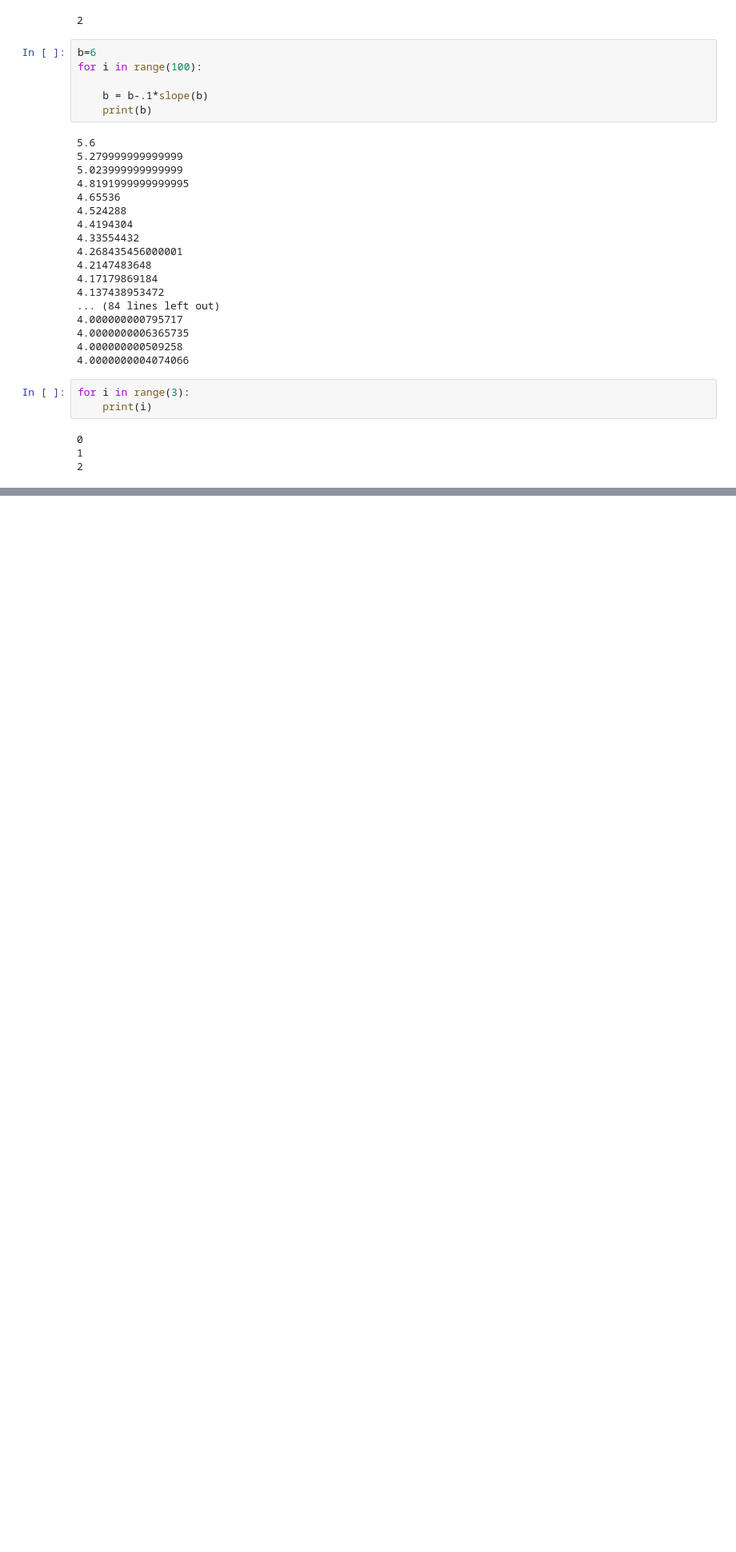
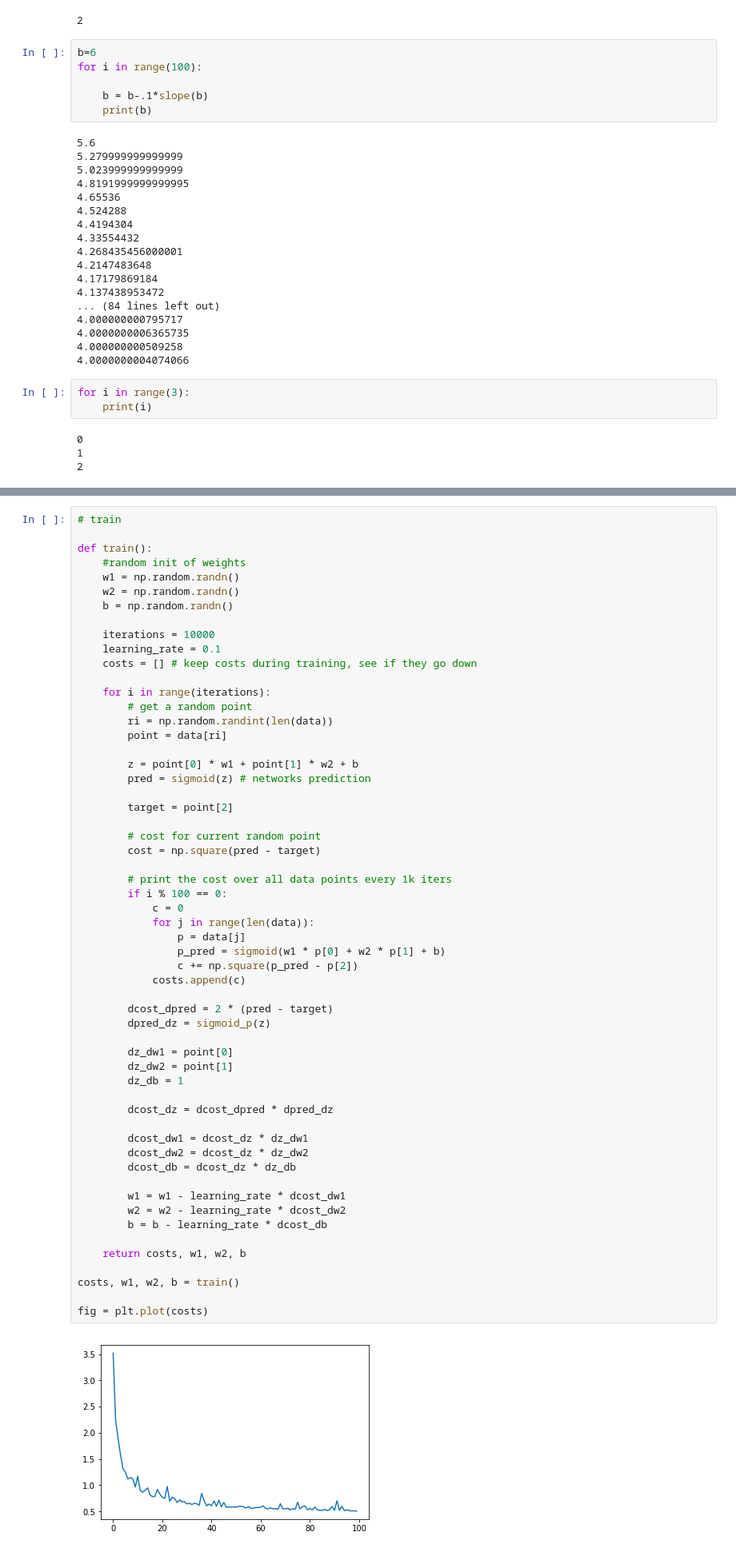
Before and after one commit to MomoSho/ML_practices-1, a Jupyter notebook: NeuralNetworks/Basic-NeuralNetwork.ipynb, the cells around one changed output, grey strips where cells are left out. Shown: that part at 80% size. Saved outputs shown, nothing was run; the diff lists cells and outputs as text; blank space fills up the shorter version.

```diff
--- a/NeuralNetworks/Basic-NeuralNetwork.ipynb
+++ b/NeuralNetworks/Basic-NeuralNetwork.ipynb
@@ -83,0 +154,59 @@ for i in range(3):
+# %%
+# train
+
+def train():
+    #random init of weights
+    w1 = np.random.randn()
+    w2 = np.random.randn()
+    b = np.random.randn()
+
+    iterations = 10000
+    learning_rate = 0.1
+    costs = [] # keep costs during training, see if they go down
+
+    for i in range(iterations):
+        # get a random point
+        ri = np.random.randint(len(data))
+        point = data[ri]
+
+        z = point[0] * w1 + point[1] * w2 + b
+        pred = sigmoid(z) # networks prediction
+
+        target = point[2]
+
+        # cost for current random point
+        cost = np.square(pred - target)
+
+        # print the cost over all data points every 1k iters
+        if i % 100 == 0:
+            c = 0
+            for j in range(len(data)):
+                p = data[j]
+                p_pred = sigmoid(w1 * p[0] + w2 * p[1] + b)
+                c += np.square(p_pred - p[2])
+            costs.append(c)
+
+        dcost_dpred = 2 * (pred - target)
+        dpred_dz = sigmoid_p(z)
+
+        dz_dw1 = point[0]
+        dz_dw2 = point[1]
+        dz_db = 1
+
+        dcost_dz = dcost_dpred * dpred_dz
+
+        dcost_dw1 = dcost_dz * dz_dw1
+        dcost_dw2 = dcost_dz * dz_dw2
+        dcost_db = dcost_dz * dz_db
+
+        w1 = w1 - learning_rate * dcost_dw1
+        w2 = w2 - learning_rate * dcost_dw2
+        b = b - learning_rate * dcost_db
+
+    return costs, w1, w2, b
+
+costs, w1, w2, b = train()
+
+fig = plt.plot(costs)
+# %% [output]
+[figure, added]
```
Also changed, not shown: parts of 15 cells of this notebook.
